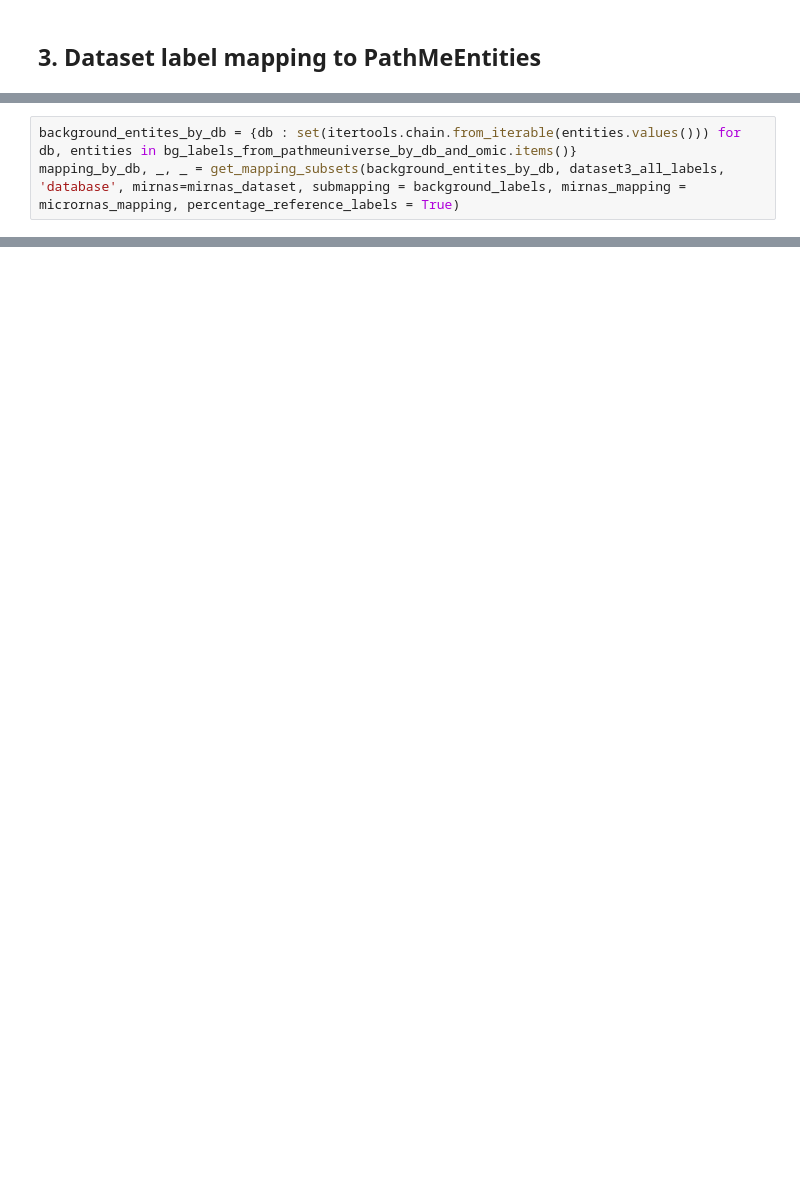
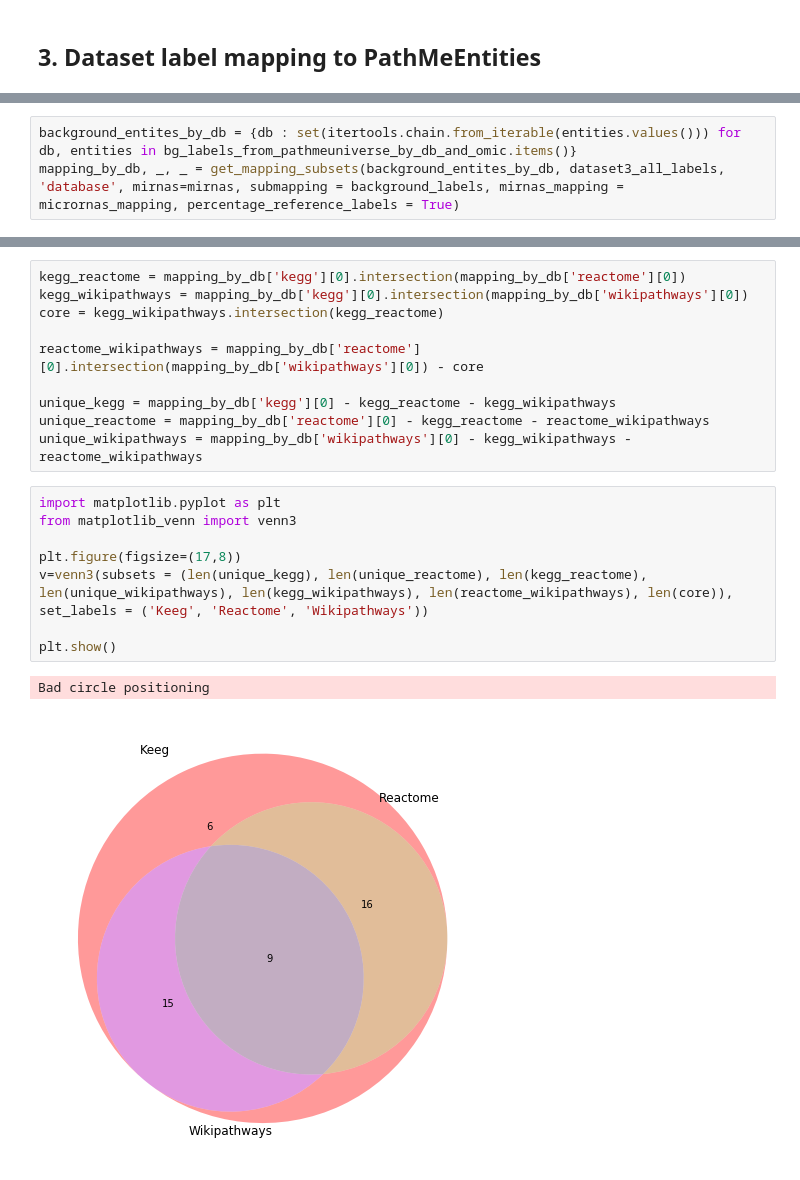
Before and after one commit to multipaths/Results, a Jupyter notebook: notebooks/random_cross_validation/by_db_validation/kegg/ValidationSet3_kegg.ipynb, the cells around one changed output, grey strips where cells are left out. Drawn from its saved outputs; the diff is of its cells as text; blank space fills up the shorter version.

```diff
--- a/notebooks/random_cross_validation/by_db_validation/kegg/ValidationSet3_kegg.ipynb
+++ b/notebooks/random_cross_validation/by_db_validation/kegg/ValidationSet3_kegg.ipynb
@@ -212,5 +251,5 @@ micrornas_mapping
 # %%
 background_entites_by_db = {db : set(itertools.chain.from_iterable(entities.values())) for db, entities in bg_labels_from_pathmeuniverse_by_db_and_omic.items()}
-mapping_by_db, _, _ = get_mapping_subsets(background_entites_by_db, dataset3_all_labels, 'database', mirnas=mirnas_dataset, submapping = background_labels, mirnas_mapping = micrornas_mapping, percentage_reference_labels = True)
+mapping_by_db, _, _ = get_mapping_subsets(background_entites_by_db, dataset3_all_labels, 'database', mirnas=mirnas, submapping = background_labels, mirnas_mapping = micrornas_mapping, percentage_reference_labels = True)
 # %% [output]
 Mapping by database:
@@ -286,0 +329,21 @@ with open('metrics_by_method_set3_kegg.txt', 'w') as outfile:
+# %%
+kegg_reactome = mapping_by_db['kegg'][0].intersection(mapping_by_db['reactome'][0])
+kegg_wikipathways = mapping_by_db['kegg'][0].intersection(mapping_by_db['wikipathways'][0])
+core = kegg_wikipathways.intersection(kegg_reactome)
+
+reactome_wikipathways = mapping_by_db['reactome'][0].intersection(mapping_by_db['wikipathways'][0]) - core
+
+unique_kegg = mapping_by_db['kegg'][0] - kegg_reactome - kegg_wikipathways
+unique_reactome = mapping_by_db['reactome'][0] - kegg_reactome - reactome_wikipathways
+unique_wikipathways = mapping_by_db['wikipathways'][0] - kegg_wikipathways - reactome_wikipathways
+# %%
+import matplotlib.pyplot as plt
+from matplotlib_venn import venn3
+
+plt.figure(figsize=(17,8))
+v=venn3(subsets = (len(unique_kegg), len(unique_reactome), len(kegg_reactome), len(unique_wikipathways), len(kegg_wikipathways), len(reactome_wikipathways), len(core)), set_labels = ('Keeg', 'Reactome', 'Wikipathways'))
+
+plt.show()
+# %% [output]
+Bad circle positioning
+[figure, added]
```
Also changed, not shown: parts of 106 cells of this notebook.
